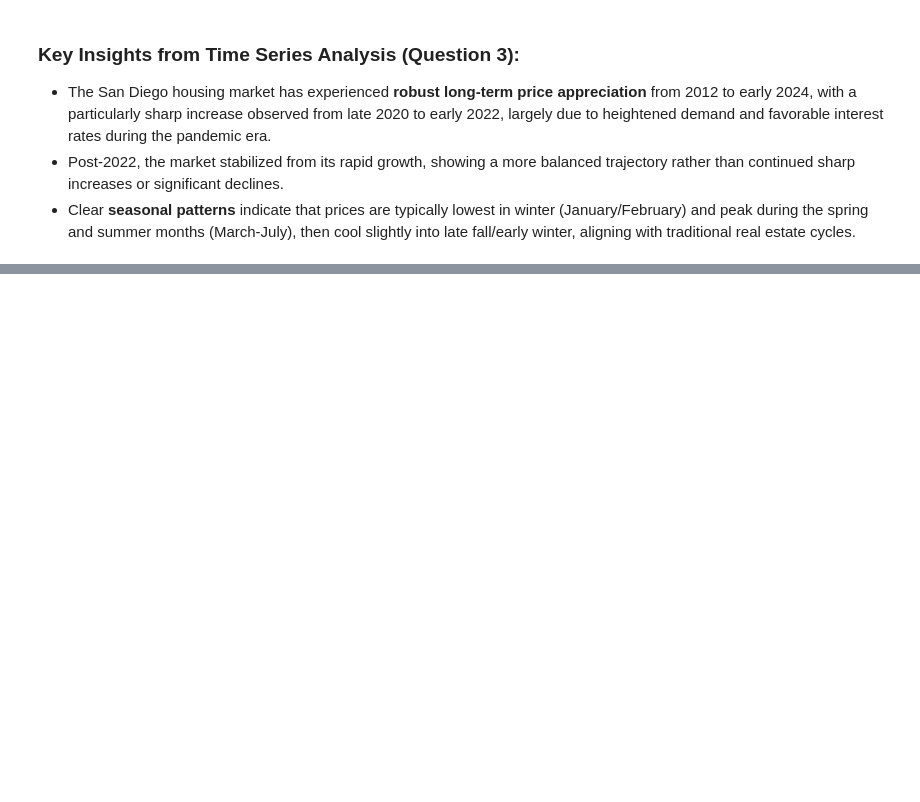
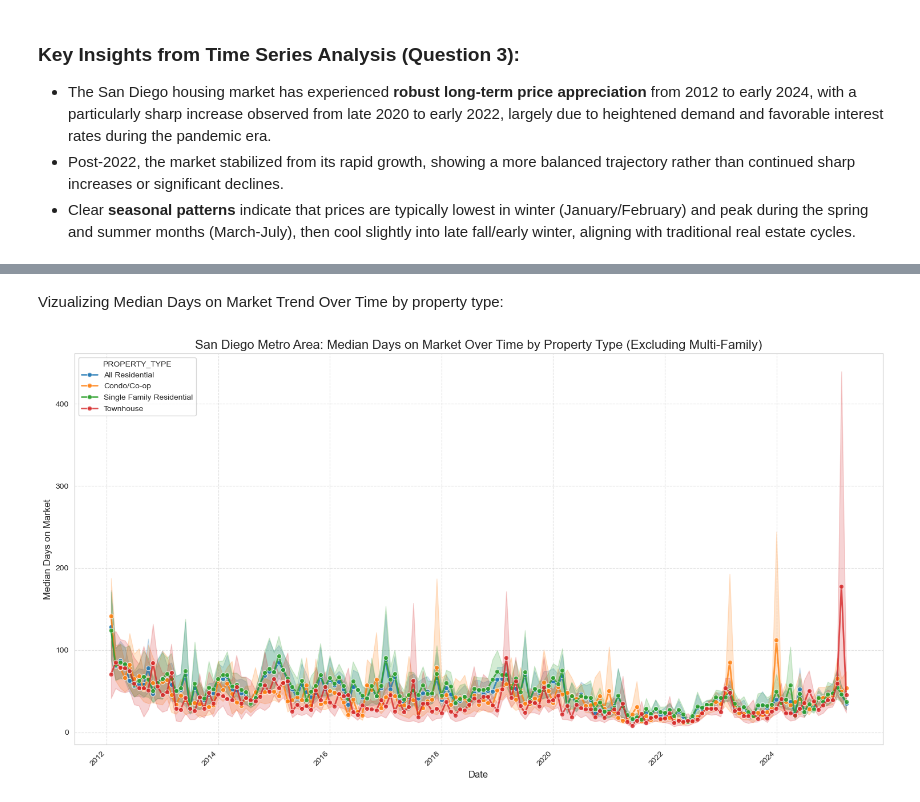
Before and after one commit to seanselig/san-diego-housing-analysis, a Jupyter notebook: San Diego Housing Market Analysis.ipynb, the cells around one changed output, grey strips where cells are left out. Drawn from its saved outputs; the diff is of its cells as text; code cells hidden in the pictures; blank space fills up the shorter version.

```diff
--- a/San Diego Housing Market Analysis.ipynb
+++ b/San Diego Housing Market Analysis.ipynb
@@ -567,0 +652,15 @@ Passing `palette` without assigning `hue` is deprecated and will be removed in v
+# %% [markdown]
+Vizualizing Median Days on Market Trend Over Time by property type:
+# %%
+plt.figure(figsize=(15, 8))
+sns.lineplot(x='date', y='MEDIAN_DOM', hue='PROPERTY_TYPE', data=df_analysis, marker='o', palette='tab10', linewidth=2, alpha=0.8)
+plt.title('San Diego Metro Area: Median Days on Market Over Time by Property Type (Excluding Multi-Family)', fontsize=16)
+plt.xlabel('Date', fontsize=12)
+plt.ylabel('Median Days on Market', fontsize=12)
+plt.grid(True, linestyle='--', alpha=0.6)
+plt.xticks(rotation=45, ha='right', fontsize=10)
+plt.yticks(fontsize=10)
+plt.tight_layout()
+plt.show()
+# %% [output]
+[figure, added]
```
Also changed, not shown: parts of 16 cells of this notebook.
